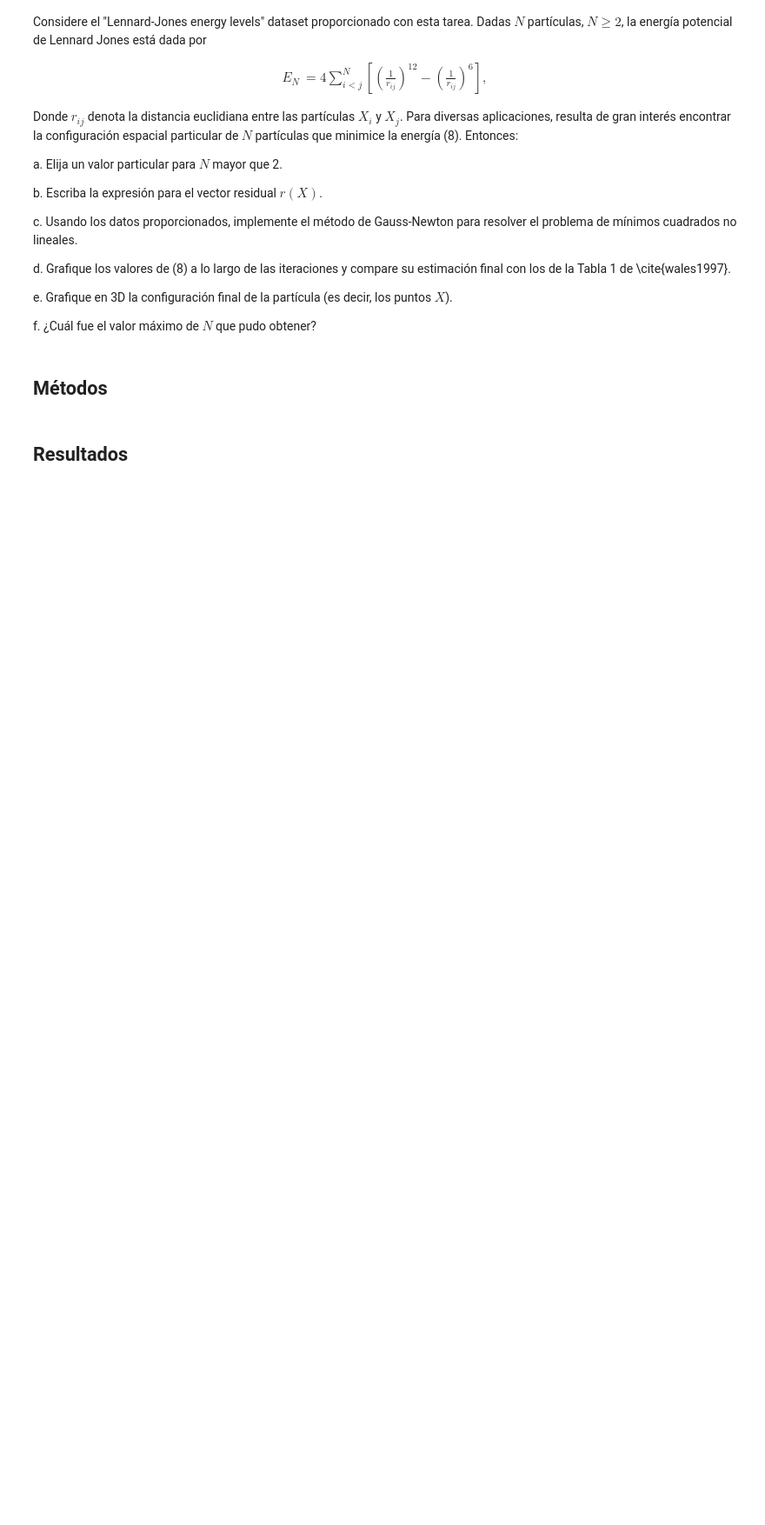
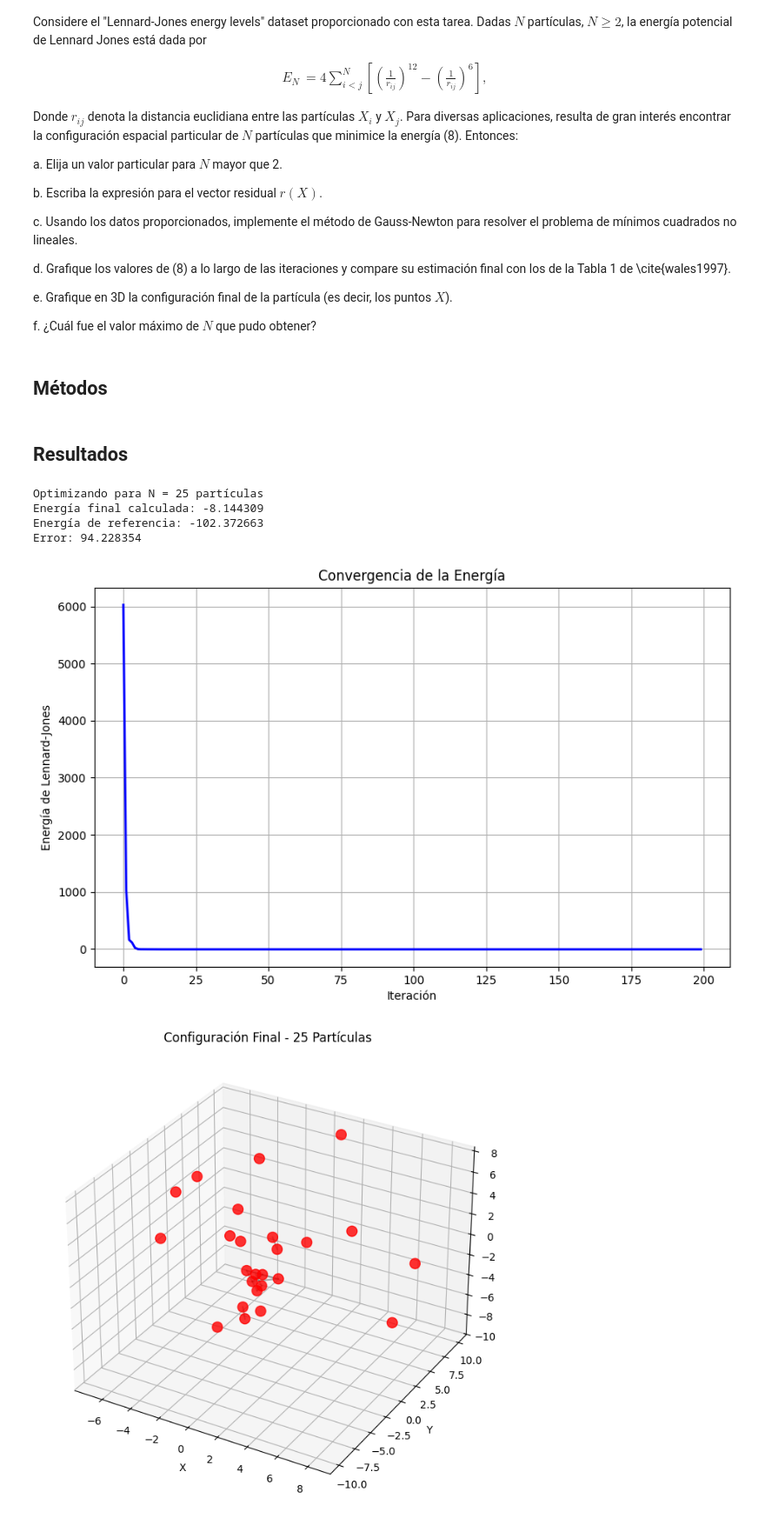
Before and after one commit to zamax14/MEMAD, a Jupyter notebook: T04/t04_alejandro_zarate_macias.ipynb, the cells around one changed output. Shown: that part at 87% size. Saved outputs shown, nothing was run; the diff lists cells and outputs as text; code cells hidden in the pictures; blank space fills up the shorter version.

```diff
--- a/T04/t04_alejandro_zarate_macias.ipynb
+++ b/T04/t04_alejandro_zarate_macias.ipynb
@@ -1307,2 +1503,45 @@ f. ¿Cuál fue el valor máximo de $N$ que pudo obtener?
 # %% [markdown]
 ## Resultados
+# %%
+# Cargar datos de referencia
+df = pd.read_csv('Lennard-Jones energy levels.csv')
+reference_data = dict(zip(df['N'], df['Energy']))
+
+# Seleccionamos un N>=2
+N = 25
+np.random.seed(42)
+
+# Posiciones iniciales aleatorias
+initial_positions = np.random.randn(N, 3) * 2.0
+
+# Instancia del optimizador Gauss-Newton
+optimizer = GaussNewton()
+
+print(f"Optimizando para N = {N} partículas")
+final_positions, final_energy = optimizer.optimize(
+    initial_positions,
+    lennard_jones_residual,
+    lennard_jones_jacobian,
+    lennard_jones_energy,
+    max_iter=200,
+    tol=1e-6
+)
+
+print(f"Energía final calculada: {final_energy:.6f}")
+
+# Comparar con datos de referencia
+ref_energy = reference_data[N]
+error = abs(final_energy - ref_energy)
+print(f"Energía de referencia: {ref_energy:.6f}")
+print(f"Error: {error:.6f}")
+
+# Graficar resultados
+optimizer.plot_energy_convergence()
+optimizer.plot_final_configuration(final_positions)
+# %% [output]
+Optimizando para N = 25 partículas
+Energía final calculada: -8.144309
+Energía de referencia: -102.372663
+Error: 94.228354
+[figure, added]
+[figure, added]
```
Also changed, not shown: parts of 3 cells of this notebook, 4 other files.
